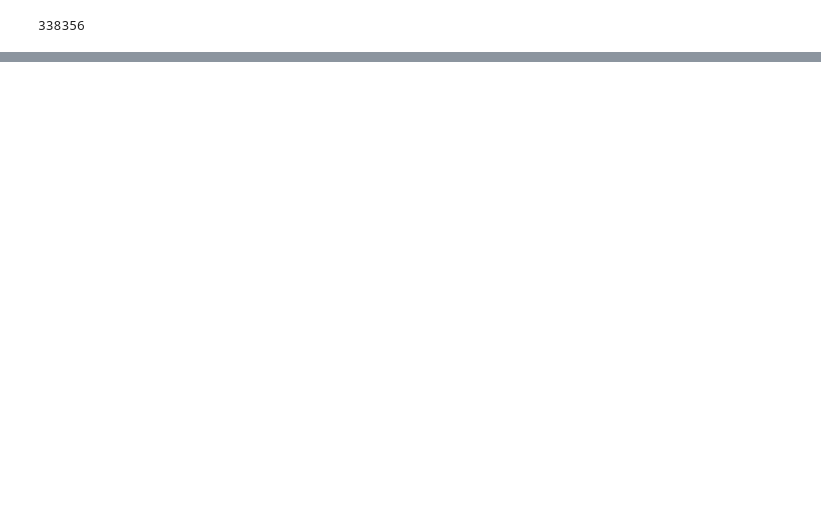
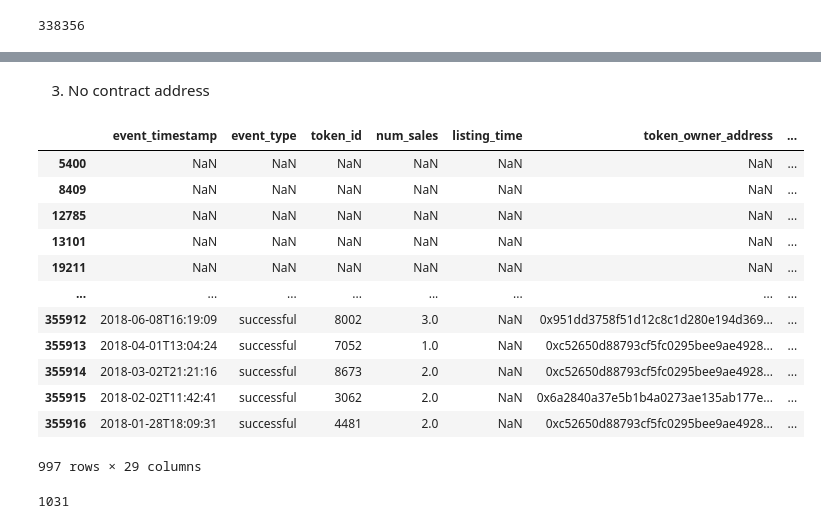
Before and after one commit to lawrence009/OpenSea_EDA, a Jupyter notebook: opeansea_events_eda.ipynb, the cells around one changed output, grey strips where cells are left out. Saved outputs shown, nothing was run; the diff lists cells and outputs as text; code cells hidden in the pictures; blank space fills up the shorter version.

```diff
--- a/opeansea_events_eda.ipynb
+++ b/opeansea_events_eda.ipynb
@@ -160,0 +209,27 @@ pd.concat([events.token_seller_address, events.token_owner_address]).nunique()
+# %% [markdown]
+3. No contract address
+# %%
+bad = wallets["contract_address"].isna()
+wallets[bad]
+# %% [output]
+|  | event_timestamp | event_type | token_id | num_sales | listing_time | token_owner_address | ... |
+| 5400 | NaN | NaN | NaN | NaN | NaN | NaN | ... |
+| 8409 | NaN | NaN | NaN | NaN | NaN | NaN | ... |
+| 12785 | NaN | NaN | NaN | NaN | NaN | NaN | ... |
+| 13101 | NaN | NaN | NaN | NaN | NaN | NaN | ... |
+| 19211 | NaN | NaN | NaN | NaN | NaN | NaN | ... |
+| ... | ... | ... | ... | ... | ... | ... | ... |
+| 355912 | 2018-06-08T16:19:09 | successful | 8002 | 3.0 | NaN | 0x951dd3758f51d12c8c1d280e194d369... | ... |
+| 355913 | 2018-04-01T13:04:24 | successful | 7052 | 1.0 | NaN | 0xc52650d88793cf5fc0295bee9ae4928... | ... |
+| 355914 | 2018-03-02T21:21:16 | successful | 8673 | 2.0 | NaN | 0xc52650d88793cf5fc0295bee9ae4928... | ... |
+| 355915 | 2018-02-02T11:42:41 | successful | 3062 | 2.0 | NaN | 0x6a2840a37e5b1b4a0273ae135ab177e... | ... |
+| 355916 | 2018-01-28T18:09:31 | successful | 4481 | 2.0 | NaN | 0xc52650d88793cf5fc0295bee9ae4928... | ... |
+997 rows × 29 columns
+# %%
+import numpy as np
+
+bad = np.logical_or(wallets.payment_token_symbol.isnull(), wallets.msg != 'success')
+bad = np.logical_or(bad, wallets.contract_address.isna())
+sum(bad)
+# %% [output]
+1031
```
Also changed, not shown: parts of 20 cells of this notebook.
